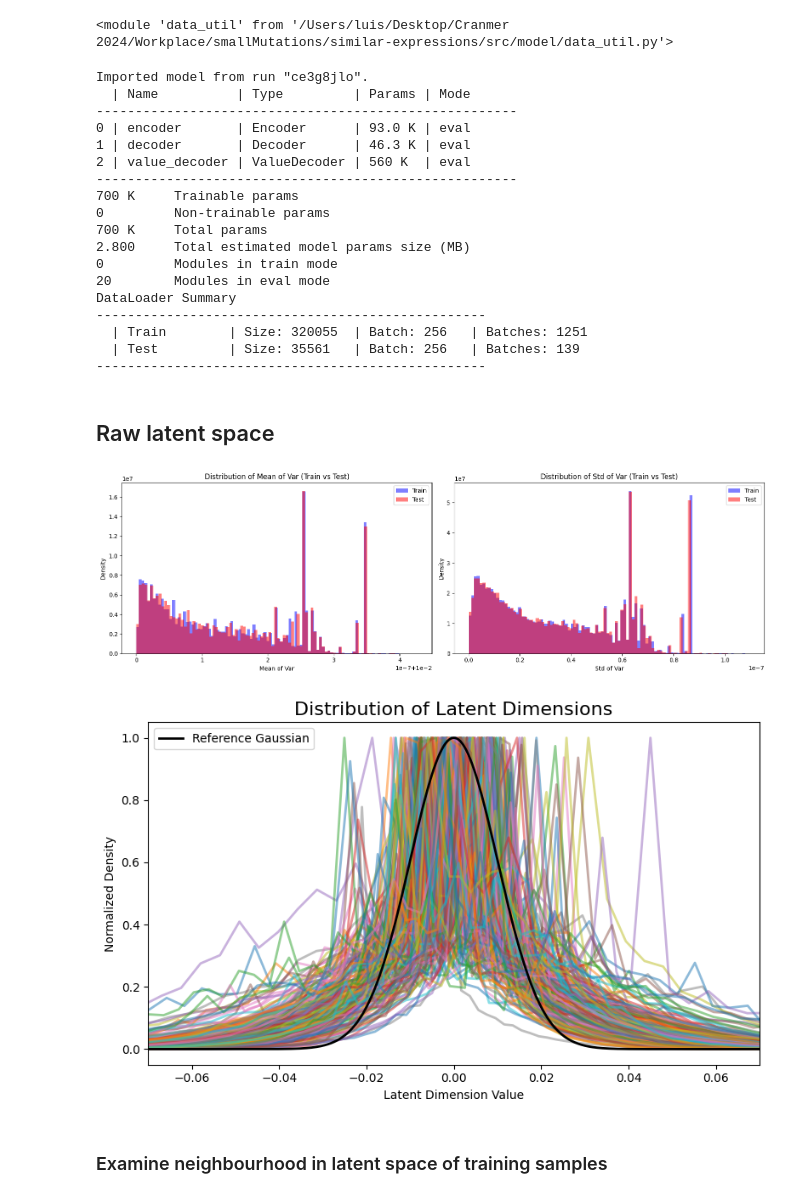
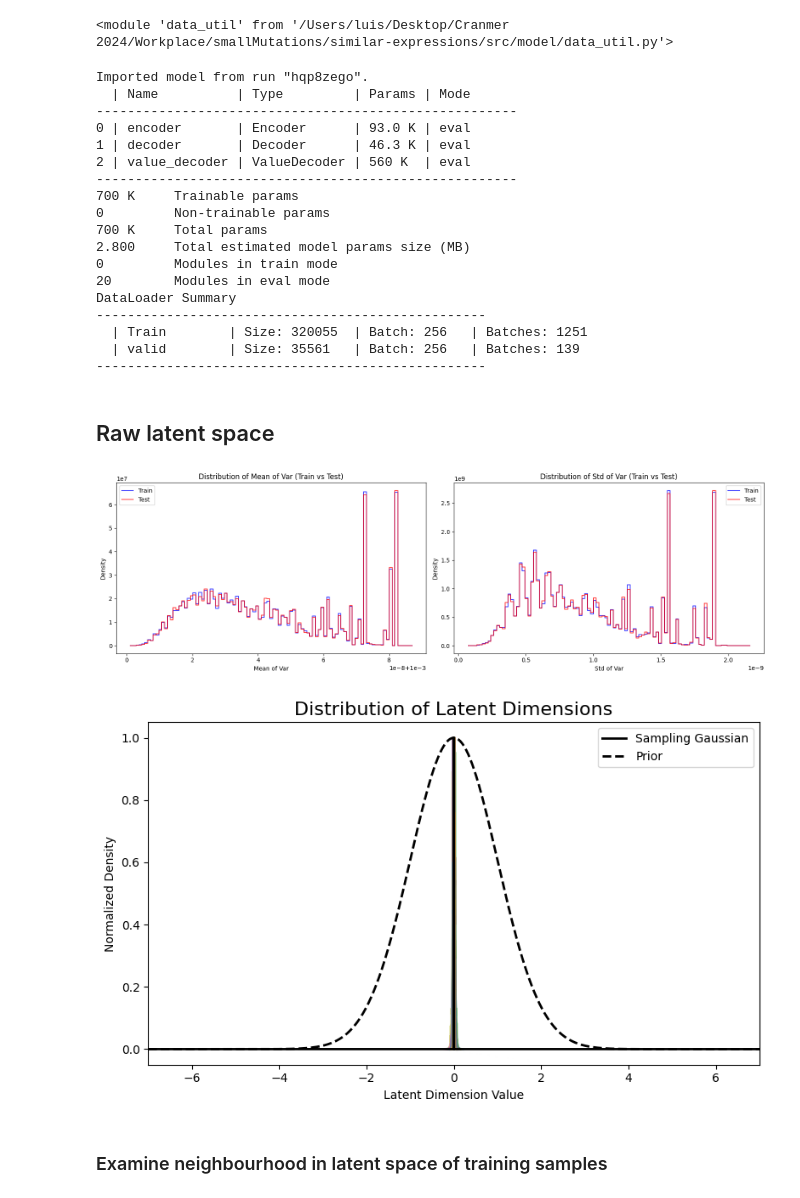
Before and after one commit to LuisCarretero/similar-expressions, a Jupyter notebook: src/dev/latent_analysis.ipynb, the cells around one changed output. Saved outputs shown, nothing was run; the diff lists cells and outputs as text; code cells hidden in the pictures.

```diff
--- a/src/dev/latent_analysis.ipynb
+++ b/src/dev/latent_analysis.ipynb
@@ -42,11 +42,11 @@ torch.set_grad_enabled(False)
 # faithful-resonance-144: 24ryl3yz
 
 # Load model and dataset
-model, cfg_dict, cfg = load_wandb_model(run='ce3g8jlo', name='last-v2.ckpt')
+model, cfg_dict, cfg = load_wandb_model(run='hqp8zego', name='last.ckpt')
 train_loader, test_loader, info = create_dataloader_from_wandb(cfg_dict, cfg)
 val_x, syntax_cats, value_transform = info['val_x'], info['syntax_cats'], info['value_transform']
 # %% [output]
-Imported model from run "ce3g8jlo".
+Imported model from run "hqp8zego".
   | Name          | Type         | Params | Mode
 ------------------------------------------------------
 0 | encoder       | Encoder      | 93.0 K | eval
@@ -62,7 +62,7 @@ Imported model from run "ce3g8jlo".
 DataLoader Summary
 --------------------------------------------------
   | Train        | Size: 320055  | Batch: 256   | Batches: 1251
-  | Test         | Size: 35561   | Batch: 256   | Batches: 139
+  | valid        | Size: 35561   | Batch: 256   | Batches: 139
 --------------------------------------------------
 # %%
 x = data_from_loader(train_loader, 'x', idx=range(2))
@@ -111,35 +111,34 @@ for i, x in enumerate(data_from_loader(test_loader, 'x', batch_size=2**15)):
     z_test[i*BATCH_SIZE:(i+1)*BATCH_SIZE, :] = z.detach().numpy()
 # %%
 # Calculate histogram data for mean_of_var and std_of_var
-train_mean_hist, train_mean_bins = np.histogram(mean_of_var_train, bins=100, density=True)
-test_mean_hist, test_mean_bins = np.histogram(mean_of_var_test, bins=100, density=True)
-train_std_hist, train_std_bins = np.histogram(std_of_var_train, bins=100, density=True)
-test_std_hist, test_std_bins = np.histogram(std_of_var_test, bins=100, density=True)
+bins_mean = np.linspace(min(mean_of_var_train.min(), mean_of_var_test.min()),
+                        max(mean_of_var_train.max(), mean_of_var_test.max()),
+                        101)  # 101 edges to get 100 bins
 
-# Calculate bin centers for plotting
-train_mean_bin_centers = (train_mean_bins[:-1] + train_mean_bins[1:]) / 2
-test_mean_bin_centers = (test_mean_bins[:-1] + test_mean_bins[1:]) / 2
-train_std_bin_centers = (train_std_bins[:-1] + train_std_bins[1:]) / 2
-test_std_bin_centers = (test_std_bins[:-1] + test_std_bins[1:]) / 2
+train_mean_hist, _ = np.histogram(mean_of_var_train, bins=bins_mean, density=True)
+test_mean_hist, _ = np.histogram(mean_of_var_test, bins=bins_mean, density=True)
+
+bins_std = np.linspace(min(std_of_var_train.min(), std_of_var_test.min()),
+                       max(std_of_var_train.max(), std_of_var_test.max()),
+                       101)  # 101 edges to get 100 bins
+
+train_std_hist, _ = np.histogram(std_of_var_train, bins=bins_std, density=True)
+test_std_hist, _ = np.histogram(std_of_var_test, bins=bins_std, density=True)
 
 # Create subplots for mean_of_var and std_of_var
 fig, (ax1, ax2) = plt.subplots(1, 2, figsize=(16, 5))
 
-# Plot mean_of_var distribution
-ax1.hist(mean_of_var_train, bins=100, alpha=0.5, color='blue', density=True, label='Train')
-ax1.hist(mean_of_var_test, bins=100, alpha=0.5, color='red', density=True, label='Test')
-# ax1.plot(train_mean_bin_centers, train_mean_hist, color='blue', alpha=0.7)
-# ax1.plot(test_mean_bin_centers, test_mean_hist, color='red', alpha=0.7)
+# Plot mean_of_var distribution using step plot
+ax1.step(bins_mean[:-1], train_mean_hist, where='post', color='blue', alpha=0.7, label='Train')
+ax1.step(bins_mean[:-1], test_mean_hist, where='post', color='red', alpha=0.7, label='Test')
 ax1.set_xlabel('Mean of Var')
 ax1.set_ylabel('Density')
 ax1.set_title('Distribution of Mean of Var (Train vs Test)')
 ax1.legend()
 
-# Plot std_of_var distribution
-ax2.hist(std_of_var_train, bins=100, alpha=0.5, color='blue', density=True, label='Train')
-ax2.hist(std_of_var_test, bins=100, alpha=0.5, color='red', density=True, label='Test')
-# ax2.plot(train_std_bin_centers, train_std_hist, color='blue', alpha=0.7)
-# ax2.plot(test_std_bin_centers, test_std_hist, color='red', alpha=0.7)
+# Plot std_of_var distribution using step plot
+ax2.step(bins_std[:-1], train_std_hist, where='post', color='blue', alpha=0.7, label='Train')
+ax2.step(bins_std[:-1], test_std_hist, where='post', color='red', alpha=0.7, label='Test')
 ax2.set_xlabel('Std of Var')
 ax2.set_ylabel('Density')
 ax2.set_title('Distribution of Std of Var (Train vs Test)')
@@ -148,7 +147,7 @@ ax2.legend()
 plt.tight_layout()
 plt.show()
 # %% [output]
-[figure, old version]
+[figure, new version]
 # %%
 import numpy as np
 from scipy.stats import norm
@@ -161,38 +160,43 @@ hist_data = []
 bin_edges = []
 
 for dim in range(num_dims):
-    hist, bins = np.histogram(mu_train[:, dim], bins=num_bins, density=True)
+    hist, bins = np.histogram(z_train[:, dim], bins=num_bins, density=True)
     # hist = gaussian_filter1d(hist, sigma=1)
     hist_data.append(hist)
     bin_edges.append(bins)
 
 # Calculate bin centers
 bin_centers = [(bins[:-1] + bins[1:]) / 2 for bins in bin_edges]
 
 # Normalize histograms to the same height
 normalized_hist_data = [hist / np.max(hist) for hist in hist_data]
 
 # Create a single plot for all 192 dimensions
 plt.figure(figsize=(8, 5))
 plt.title('Distribution of Latent Dimensions', fontsize=16)
 
 # Plot each dimension
 for dim in range(num_dims):
     plt.plot(bin_centers[dim], normalized_hist_data[dim], linewidth=2, alpha=0.5)
 
 # Add unit Gaussian (mu=0, sigma=1)
-x = np.linspace(*np.array([-1, 1])*cfg.training.sampling.eps*7, 10000)
+x = np.linspace(*np.array([-1, 1])*cfg.training.sampling.prior_std*7, 10000)
+
 gaussian = norm.pdf(x, 0, cfg.training.sampling.eps)
 normalized_gaussian = gaussian / np.max(gaussian)
-plt.plot(x, normalized_gaussian, 'k', linewidth=2, label='Reference Gaussian')
+plt.plot(x, normalized_gaussian, 'k', linewidth=2, label='Sampling Gaussian')
 
-plt.xlim(np.array([-1, 1])*cfg.training.sampling.eps*7)
+gaussian = norm.pdf(x, 0, cfg.training.sampling.prior_std)
+normalized_gaussian = gaussian / np.max(gaussian)
+plt.plot(x, normalized_gaussian, 'k', linestyle='--', linewidth=2, label=f'Prior (std={cfg.training.sampling.prior_std})')
+
+plt.xlim(np.array([-1, 1])*cfg.training.sampling.prior_std*7)
 plt.xlabel('Latent Dimension Value')
 plt.ylabel('Normalized Density')
 plt.legend()
 plt.tight_layout()
 # %% [output]
-[figure, old version]
+[figure, new version]
 # %% [markdown]
 ### Examine neighbourhood in latent space of training samples
 # %%
```
Also changed, not shown: 1 other file.
